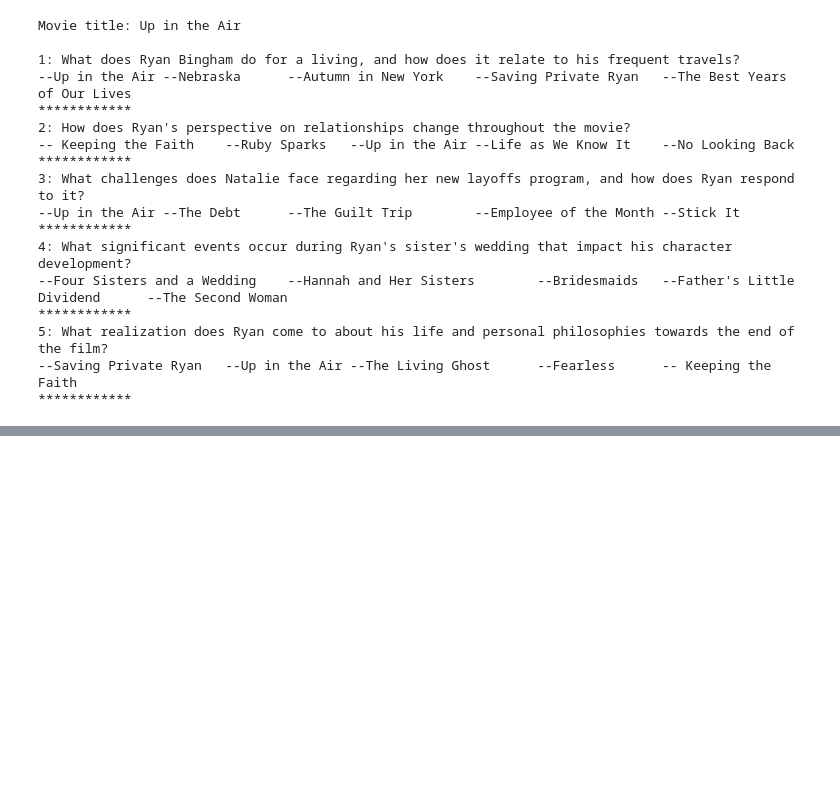
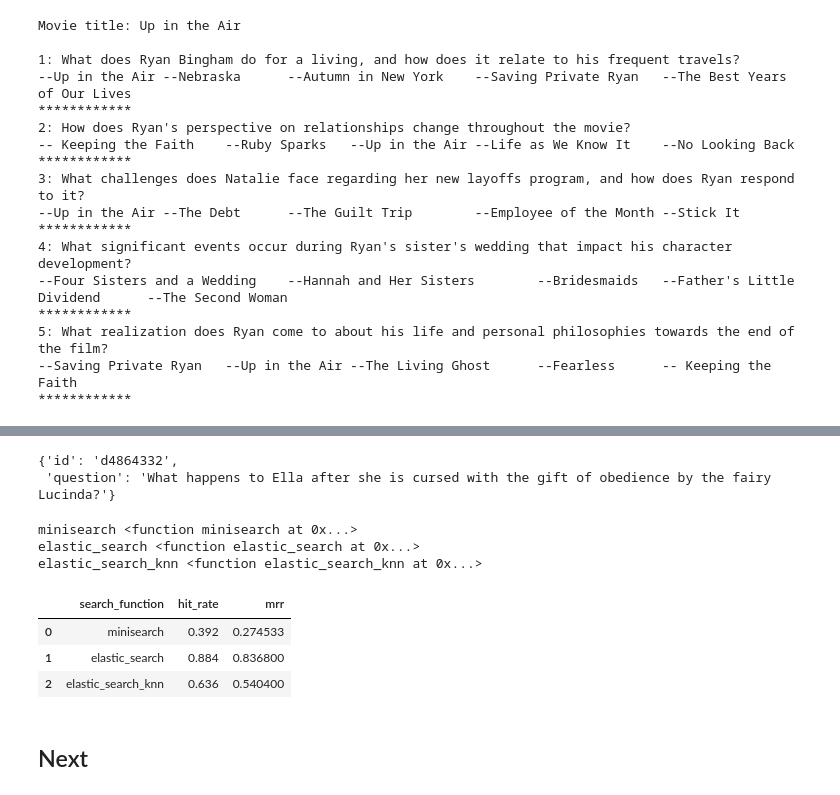
Before and after one commit to RKIzmailov/movie-advisor-rag, a Jupyter notebook: notebooks/rag-test.ipynb, the cells around one changed output, grey strips where cells are left out. Drawn from its saved outputs; the diff is of its cells as text; code cells hidden in the pictures; blank space fills up the shorter version.

```diff
--- a/notebooks/rag-test.ipynb
+++ b/notebooks/rag-test.ipynb
@@ -398,7 +409,7 @@ def elastic_search_knn(query_vector):
         "_source": ["title", "plot", "genres", "director", "id", "year"]
     }
 
-    es_results = es_client.search(
+    es_results = es_client_knn.search(
         index=index_name,
         body=search_query
     )
@@ -464,0 +483,7 @@ print(answer)
+# %%
+df_questions = pd.read_csv('../data/questions_ground_truth.csv')
+ground_truth = df_questions.to_dict(orient='records')
+ground_truth[0]
+# %% [output]
+{'id': 'd4864332',
+ 'question': 'What happens to Ella after she is cursed with the gift of obedience by the fairy Lucinda?'}
@@ -464,0 +525,32 @@ print(answer)
+# %%
+search_funtions = {'minisearch':minisearch,
+                   'elastic_search':elastic_search,
+                   'elastic_search_knn':elastic_search_knn}
+
+for n, f in search_funtions.items():
+    print(n, f)
+# %% [output]
+minisearch <function minisearch at 0x...>
+elastic_search <function elastic_search at 0x...>
+elastic_search_knn <function elastic_search_knn at 0x...>
+# %%
+df_retrieval_eval = pd.DataFrame(columns=['search_function', 'hit_rate', 'mrr'])
+
+for name, func in search_funtions.items():
+    if name != 'elastic_search_knn':
+        eval_res = evaluate(ground_truth, lambda q: func(q['question']))
+    else:
+        eval_res = evaluate(ground_truth, lambda q: func(model.encode(q['question'])))
+
+    df_retrieval_eval.loc[len(df_retrieval_eval)] = {'search_function': name,
+                                                     'hit_rate': eval_res['hit_rate'],
+                                                     'mrr':eval_res['mrr']}
+# %%
+df_retrieval_eval
+# %% [output]
+|  | search_function | hit_rate | mrr |
+| 0 | minisearch | 0.392 | 0.274533 |
+| 1 | elastic_search | 0.884 | 0.836800 |
+| 2 | elastic_search_knn | 0.636 | 0.540400 |
+# %% [markdown]
+## Next
```
Also changed, not shown: parts of 17 cells of this notebook, 3 other files.
